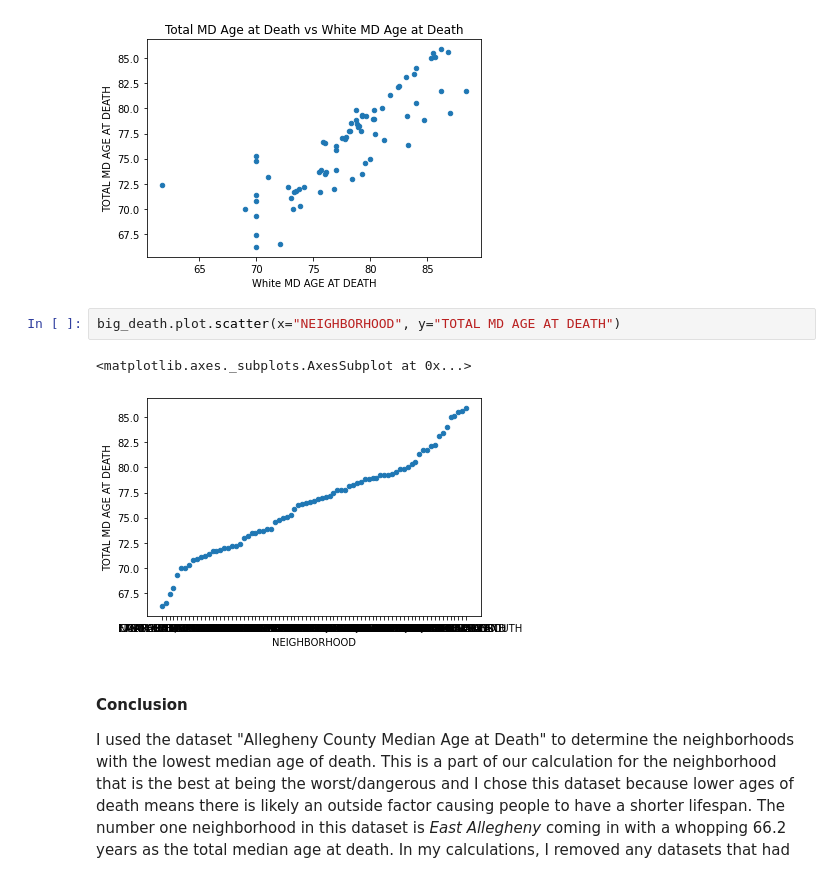
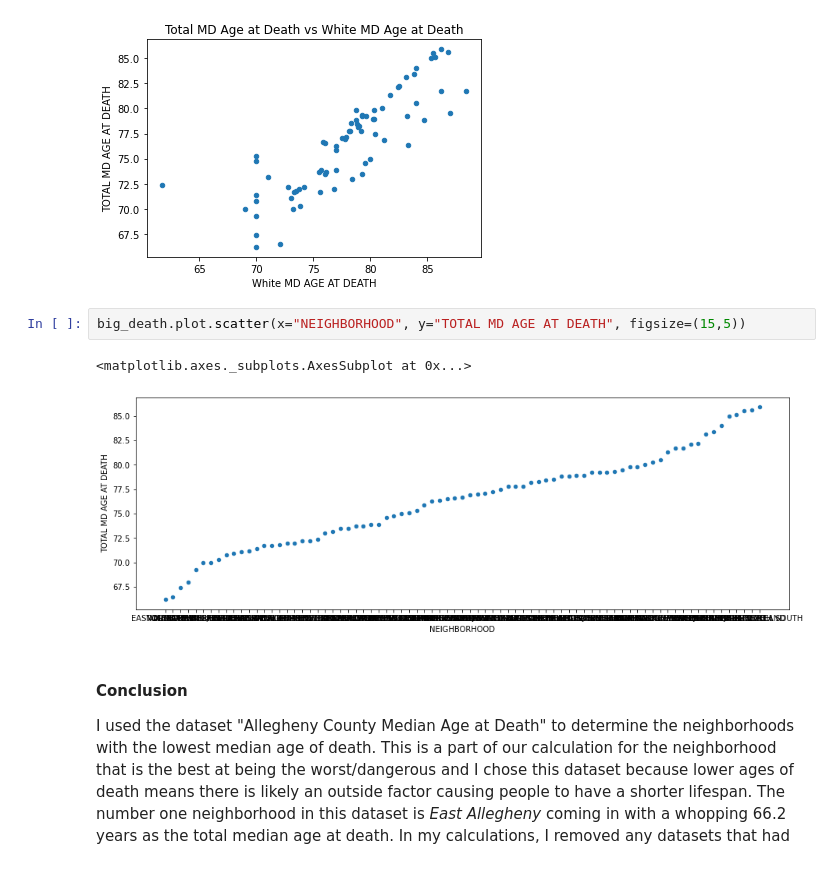
Before and after one commit to CalTsai77/Python-Data-Analysis-with-pandas-, a Jupyter notebook: Kyra_personal_notebook.ipynb, the cells around one changed output. Drawn from its saved outputs; the diff is of its cells as text.

```diff
--- a/Kyra_personal_notebook.ipynb
+++ b/Kyra_personal_notebook.ipynb
@@ -62,10 +73,10 @@ big_death.plot.scatter(x="White MD AGE AT DEATH", y = "TOTAL MD AGE AT DEATH", t
 <matplotlib.axes._subplots.AxesSubplot at 0x...>
 [figure]
 # %%
-big_death.plot.scatter(x="NEIGHBORHOOD", y="TOTAL MD AGE AT DEATH")
+big_death.plot.scatter(x="NEIGHBORHOOD", y="TOTAL MD AGE AT DEATH", figsize=(15,5))
 # %% [output]
 <matplotlib.axes._subplots.AxesSubplot at 0x...>
-[figure, old version]
+[figure, new version]
 # %% [markdown]
 #### Conclusion
 I used the dataset "Allegheny County Median Age at Death" to determine the neighborhoods with the lowest median age of death. This is a part of our calculation for the neighborhood that is the best at being the worst/dangerous and I chose this dataset because lower ages of death means there is likely an outside factor causing people to have a shorter lifespan. The number one neighborhood in this dataset is *East Allegheny* coming in with a whopping 66.2 years as the total median age at death. In my calculations, I removed any datasets that had less than 25 total deaths counted because they could skew the data and cause a neighborhood to win this section just because they have very few recorded deaths and 25 seemed to be the number where the median became accurate. The runner ups: *Allentown* came in second and *Manchester* came in third for the lowest median age at death. I included the two graphs at the end because I think that the difference between the two give some interesting insights about the age of death by race. I won't get too much into that because that's not what this is about, but I thought it was worth mentioning that the scaling is different between white and black median deaths and that it seems that black people tend to have a lower median age at death compared to the total for each neighborhood.
```
Also changed, not shown: parts of 1 cell of this notebook.
